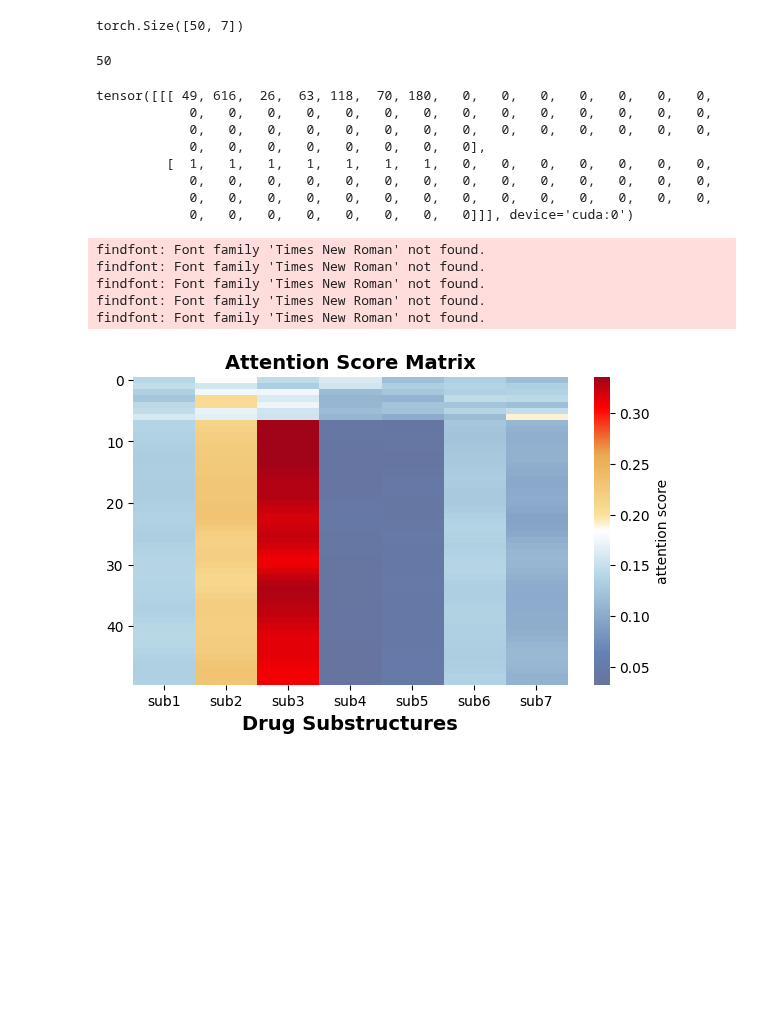
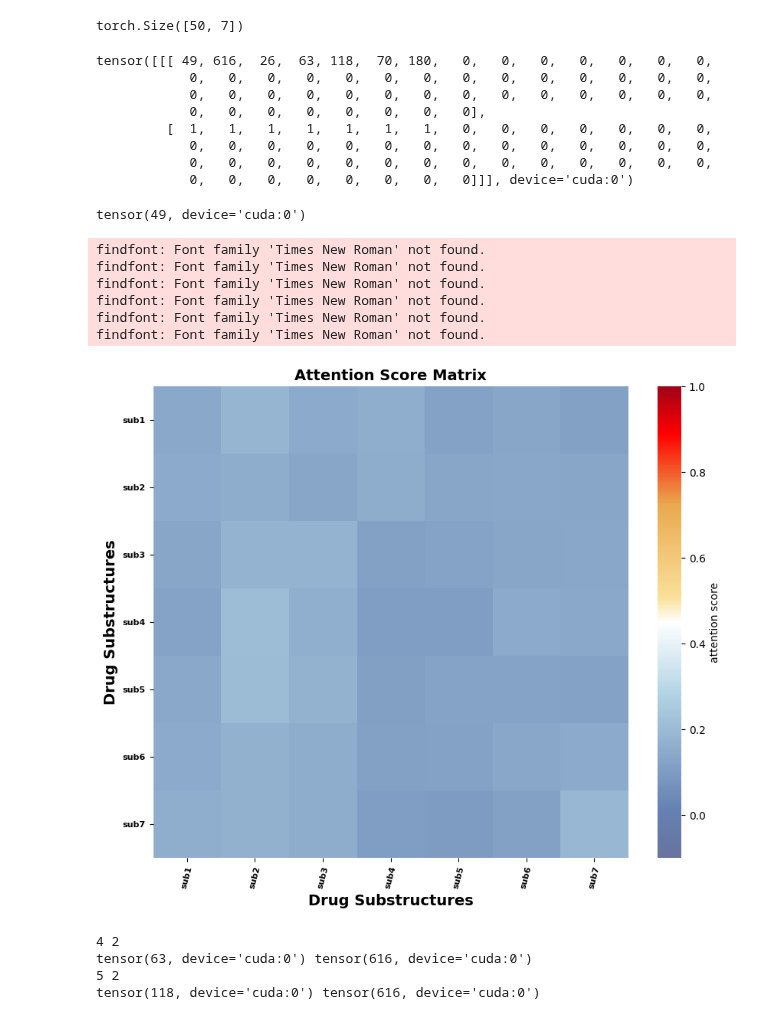
Before and after one commit to chiu-kai/ESPF_OMICS, a Jupyter notebook: inference.ipynb, the cells around one changed output. Saved outputs shown, nothing was run; the diff lists cells and outputs as text; code cells hidden in the pictures; blank space fills up the shorter version.

```diff
--- a/inference.ipynb
+++ b/inference.ipynb
@@ -956,6 +1972,41 @@ print(AttenScorMat_DrugSelf.shape)
 # %% [output]
 torch.Size([1, 8, 50, 50])
 torch.Size([50, 50])
+# %%
+from matplotlib.colors import LinearSegmentedColormap
+import matplotlib.pyplot as plt
+def heatmap(attention_scores_Matrix,module=""):
+    # Define the colors and their corresponding positions (anchors)
+    colors = ["#67749f","#6581b2","#b4d5e5", "white","#fae19b","#e9a94f", "red","#a10318"]  # Color sequence
+    anchors = [0.0,0.1, 0.35,0.5,0.55,0.75,0.9, 1.0]  # Position of each color (0 = min, 1 = max)
+
+    # Create a custom colormap with specified anchors
+    custom_cmap = LinearSegmentedColormap.from_list("custom_heatmap", list(zip(anchors, colors)))
+    plt.figure(figsize=(10, 8))
+
+    plt.imshow(attention_scores_Matrix, aspect="auto", cmap=custom_cmap, vmin=1, vmax=0) # make all color correspond to the specific value
+    cbar = plt.colorbar(label="attention score")
+    cbar.outline.set_visible(False) # remove the boundary/frame of the colorbar
+    plt.title("Attention Score Matrix", fontsize=14, fontweight='bold')
+
+    # Set x and y axis labels
+    plt.xlabel("Drug Substructures", fontsize=14, fontweight='bold', fontname='Times New Roman')
+    if module == "AttenScorMat_DrugSelf":
+        plt.ylabel("Drug Substructures", fontsize=14, fontweight='bold', fontname='Times New Roman')
+    if module == "AttenScorMat_DrugCellSelf":
+        plt.ylabel("Features", fontsize=14, fontweight='bold', fontname='Times New Roman')
+
+    # Optionally, set the x and y ticks (example with some labels)
+
+    if module == "AttenScorMat_DrugSelf":
+        plt.xticks(fontsize=8,fontweight="bold",rotation=75, ticks=np.arange(0, attention_scores_Matrix.shape[1], step=1), labels=[f"sub{i+1}" for i in range(attention_scores_Matrix.shape[1])])
+        plt.yticks(fontsize=8,fontweight="bold",ticks=np.arange(0, attention_scores_Matrix.shape[1], step=1), labels=[f"sub{i+1}" for i in range(attention_scores_Matrix.shape[1])])
+    if module == "AttenScorMat_DrugCellSelf":
+        plt.xticks(fontsize=8,fontweight="bold",rotation=75, ticks=np.arange(0, attention_scores_Matrix.shape[1], step=1), labels=([f"sub{i+1}" for i in range(50)] + include_omics) )
+        plt.yticks(fontsize=8,fontweight="bold",ticks=np.arange(0, attention_scores_Matrix.shape[1], step=1), labels=([f"sub{i+1}" for i in range(50)] + include_omics) )
+    for spine in plt.gca().spines.values(): # remove the boundary/frame of the plot
+        spine.set_visible(False)
+    plt.show()
 # %%
 heatmap(AttenScorMat_DrugSelf.cpu(),module="AttenScorMat_DrugSelf" )
 # %% [output]
@@ -968,0 +2024,5 @@ findfont: Font family 'Times New Roman' not found.
+# %%
+omics_num=len(omics_data_tensor_dict)
+print(omics_num)
+substruc_num=(drug_features_tensor[0][1] == 1).sum().item()
+print(substruc_num)
@@ -997,8 +2060,4 @@ torch.Size([50, 7])
 non_zero_tensor.shape
 # %% [output]
 torch.Size([50, 7])
-# %%
-(non_zero_tensor.cpu()).shape[0]
-# %% [output]
-50
 # %%
@@ -1012,12 +2071,18 @@ tensor([[[ 49, 616,  26,  63, 118,  70, 180,   0,   0,   0,   0,   0,   0,   0,
             0,   0,   0,   0,   0,   0,   0,   0,   0,   0,   0,   0,   0,   0,
             0,   0,   0,   0,   0,   0,   0,   0,   0,   0,   0,   0,   0,   0,
             0,   0,   0,   0,   0,   0,   0,   0]]], device='cuda:0')
+# %%
+drug_features_tensor[0][0][sub]
+# %% [output]
+tensor(49, device='cuda:0')
 # %%
-heatmap(non_zero_tensor.cpu() )
+heatmap(AttenScorMat_DrugSelf[:][:substruc_num,:substruc_num].cpu(), module="AttenScorMat_DrugSelf")
+# heatmap(AttenScorMat_DrugSelf.cpu(), module="AttenScorMat_DrugSelf")
 # %% [output]
 findfont: Font family 'Times New Roman' not found.
 findfont: Font family 'Times New Roman' not found.
 findfont: Font family 'Times New Roman' not found.
 findfont: Font family 'Times New Roman' not found.
 findfont: Font family 'Times New Roman' not found.
+findfont: Font family 'Times New Roman' not found.
-[figure, old version]
+[figure, new version]
@@ -1057,0 +2089,15 @@ def heatmap(attention_scores,module=""):
+# %%
+top2_indices = torch.argsort(AttenScorMat_DrugSelf[:][:substruc_num,:substruc_num].flatten(), descending=True)[:2]
+
+
+max_i, max_j = divmod(top2_indices[0].item(), AttenScorMat_DrugSelf[:][:substruc_num,:substruc_num].shape[1])
+print(max_i+1, max_j+1)
+print(drug_features_tensor[0][0][max_i],drug_features_tensor[0][0][max_j])
+sec_max_i, sec_max_j = divmod(top2_indices[1].item(), AttenScorMat_DrugSelf[:][:substruc_num,:substruc_num].shape[1])
+print(sec_max_i+1, sec_max_j+1)
+print(drug_features_tensor[0][0][sec_max_i],drug_features_tensor[0][0][sec_max_j])
+# %% [output]
+4 2
+tensor(63, device='cuda:0') tensor(616, device='cuda:0')
+5 2
+tensor(118, device='cuda:0') tensor(616, device='cuda:0')
```
Also changed, not shown: parts of 20 cells of this notebook, 9 other files.
